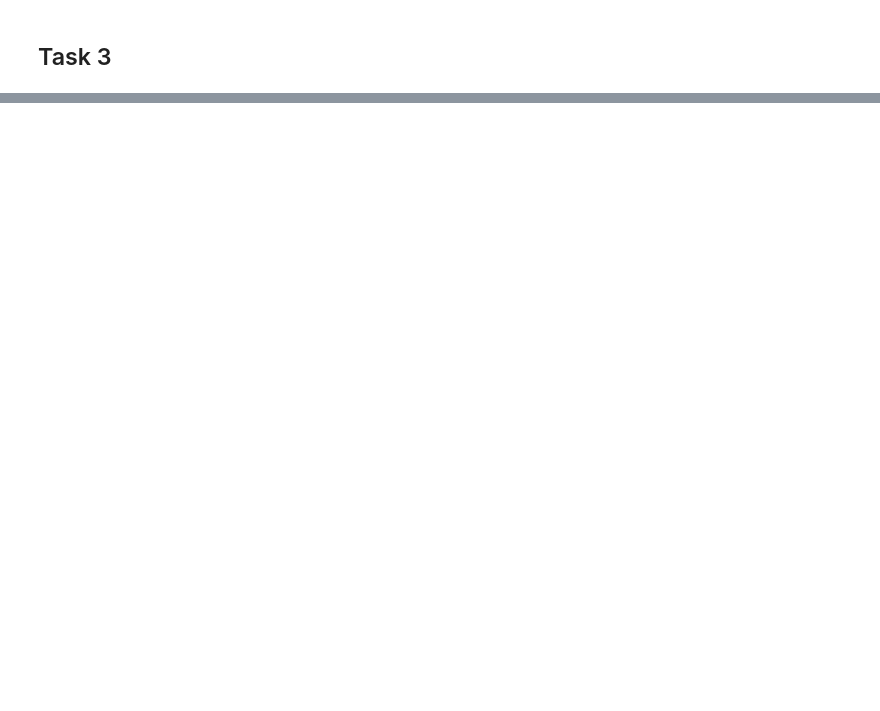
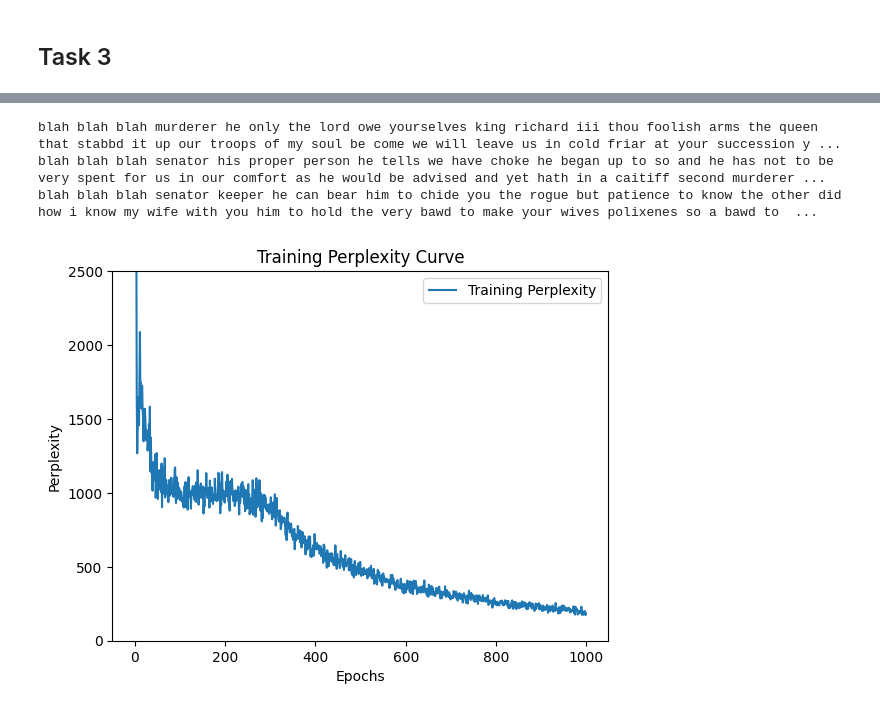
Before and after one commit to IsakLundstrom/D7047E_Exercises_and_Project, a Jupyter notebook: Exercises/E4/E4.ipynb, the cells around one changed output, grey strips where cells are left out. Drawn from its saved outputs; the diff is of its cells as text; code cells hidden in the pictures; blank space fills up the shorter version.

```diff
--- a/Exercises/E4/E4.ipynb
+++ b/Exercises/E4/E4.ipynb
@@ -291,4 +349,8 @@ g
 # %%
+import re
+
+file = re.sub(r"[^a-zA-Z\s]", "", file).lower()
+
 all_words = list(dict.fromkeys(file.split()))
 n_words = len(all_words)
 
@@ -332,18 +390,19 @@ words = file.split()
 words_len = len(words)
 
 args.chunk_len = 20
+args.n_epochs = 1000
 
 try:
     print("Training for %d epochs..." % args.n_epochs)
     for epoch in tqdm(range(1, args.n_epochs + 1)):
-    #for epoch in tqdm(range(1, 2)):
+    #for epoch in tqdm(range(1, 101)):
         loss = train(args, *random_training_set(args, file=words, file_len=words_len, tensor_fn=word_tensor), word_decoder, word_criterion, word_decoder_optimizer)
         loss_avg += loss
         all_losses.append(math.exp(loss))
 
         if epoch % args.print_every == 0:
             print('[%s (%d %d%%) %.4f]' % (time_since(start), epoch, epoch / args.n_epochs * 100, loss))
-            print(generate(word_decoder, 'What', 20, cuda=args.cuda, tensor_fn=word_tensor, chars=all_words), '\n')
+            print(generate(word_decoder, 'What', 20, cuda=args.cuda, tensor_fn=word_tensor, chars=all_words, word = True), '\n')
 
     print("Saving...")
     save(args, word_decoder, "shakespeare_word")
@@ -357,0 +462,21 @@ RuntimeError: ignored
+# %%
+print(generate(word_decoder, 'blah blah blah', 100, cuda=args.cuda, tensor_fn=word_tensor, chars=all_words, word=True))
+print(generate(word_decoder, 'blah blah blah', 100, cuda=args.cuda, tensor_fn=word_tensor, chars=all_words, word=True))
+print(generate(word_decoder, 'blah blah blah', 100, cuda=args.cuda, tensor_fn=word_tensor, chars=all_words, word=True))
+# %% [output]
+blah blah blah murderer he only the lord owe yourselves king richard iii thou foolish arms the queen that stabbd it up our troops of my soul be come we will leave us in cold friar at your succession y ...
+blah blah blah senator his proper person he tells we have choke he began up to so and he has not to be very spent for us in our comfort as he would be advised and yet hath in a caitiff second murderer ...
+blah blah blah senator keeper he can bear him to chide you the rogue but patience to know the other did how i know my wife with you him to hold the very bawd to make your wives polixenes so a bawd to  ...
+# %%
+epochs = len(all_losses)
+plt.plot(range(epochs), all_losses, label='Training Perplexity')
+plt.title('Training Perplexity Curve')
+plt.xlabel('Epochs')
+plt.ylabel('Perplexity')
+plt.ylim(0, 2500)
+
+# set the legend and display the plot
+plt.legend()
+plt.show()
+# %% [output]
+[figure, added]
```
Also changed, not shown: parts of 20 cells of this notebook.
